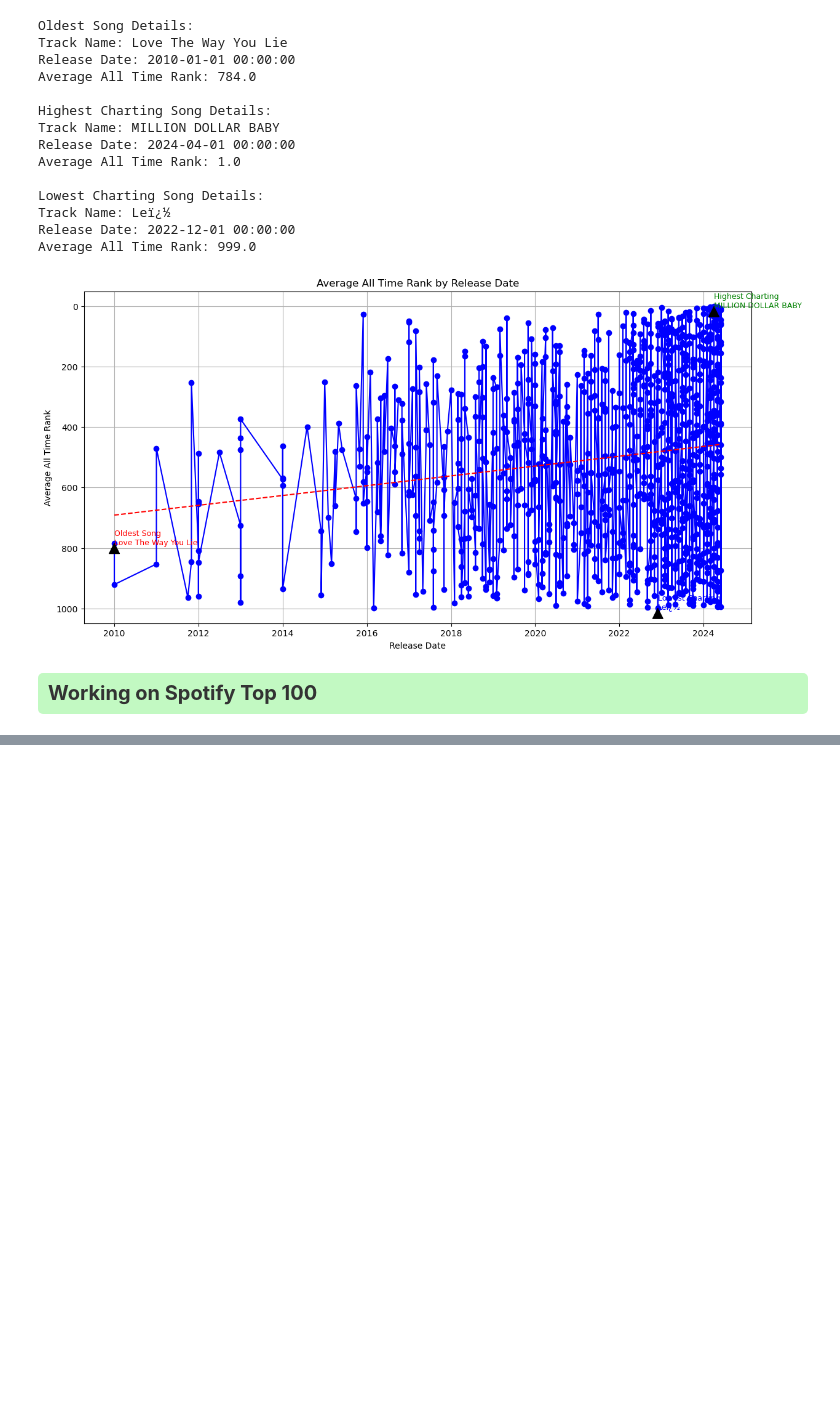
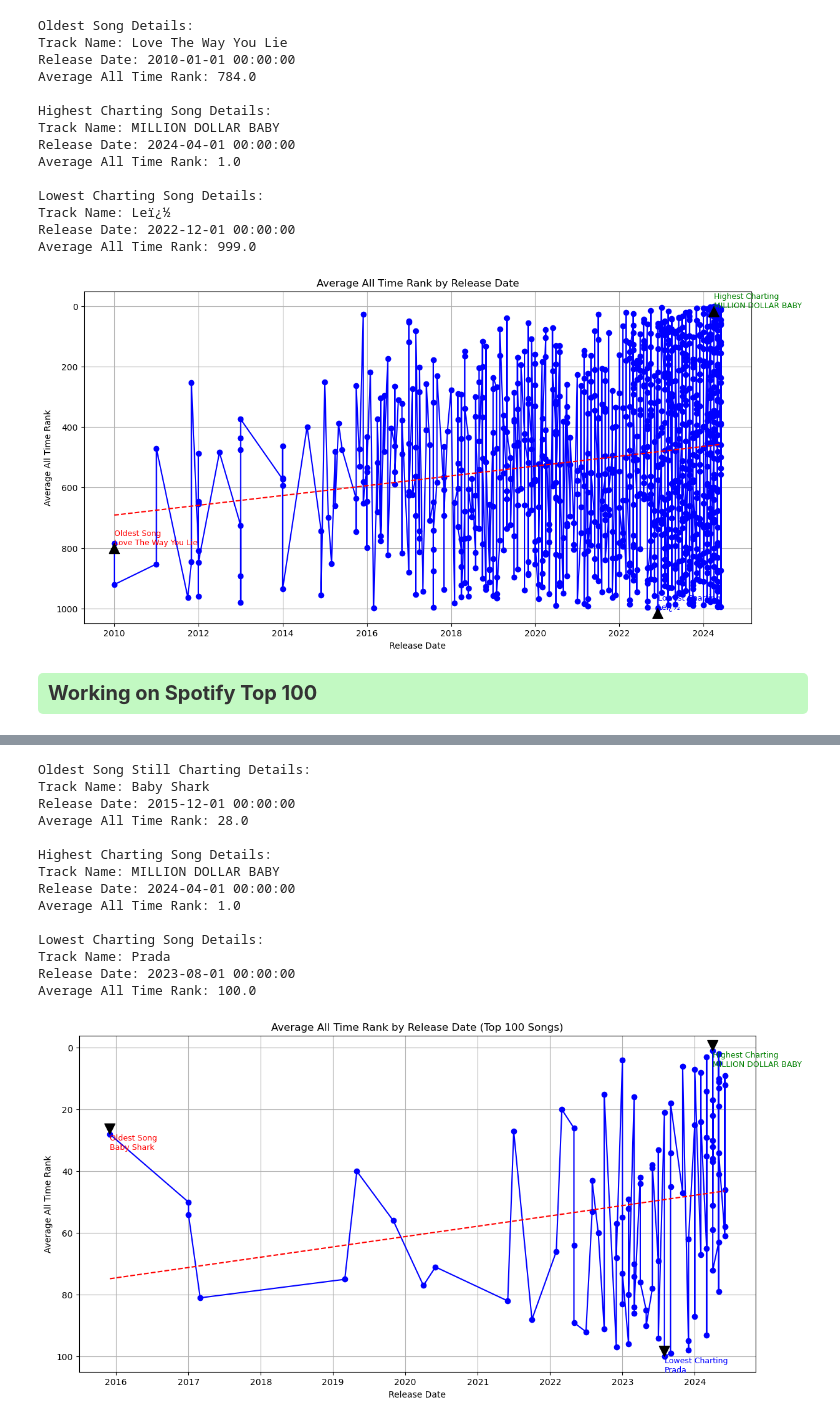
Before and after one commit to al-gent/msds_593_final, a Jupyter notebook: akank_spotify_data_3.ipynb, the cells around one changed output, grey strips where cells are left out. Saved outputs shown, nothing was run; the diff lists cells and outputs as text; code cells hidden in the pictures; blank space fills up the shorter version.

```diff
--- a/akank_spotify_data_3.ipynb
+++ b/akank_spotify_data_3.ipynb
@@ -180,0 +235,80 @@ Average All Time Rank: 999.0
+# %%
+# Include track names in the analysis
+release_analysis_top_2024 = data_top_2024.groupby(['Release Year', 'Release Month', 'Track'])[['All Time Rank']].mean().reset_index()
+
+# Convert 'Release Month' to string and zero-pad it
+release_analysis_top_2024['Release Month'] = release_analysis_top_2024['Release Month'].astype(int).astype(str).str.zfill(2)
+
+# Combine year and month into a datetime format
+release_analysis_top_2024['Release Date'] = pd.to_datetime(release_analysis_top_2024['Release Year'].astype(str) + '-' + release_analysis_top_2024['Release Month'])
+
+# Drop rows with NaT values in 'Release Date' if any
+release_analysis_top_2024 = release_analysis_top_2024.dropna(subset=['Release Date'])
+
+# Sort the data by release date
+release_analysis_top_2024 = release_analysis_top_2024.sort_values('Release Date')
+
+# Plot the data
+plt.figure(figsize=(14, 7))
+plt.plot(release_analysis_top_2024['Release Date'], release_analysis_top_2024['All Time Rank'], marker='o', linestyle='-', color='b')
+
+# Add titles and labels
+plt.title('Average All Time Rank by Release Date (Top 100 Songs)')
+plt.gca().invert_yaxis()  # Use gca() to get the current axes
+plt.xlabel('Release Date')
+plt.ylabel('Average All Time Rank')
+plt.grid(True)
+
+# 1. Label and Mark the Oldest Song Still Charting
+oldest_song = release_analysis_top_2024.loc[release_analysis_top_2024['Release Date'].idxmin()]
+plt.annotate(f'Oldest Song\n{oldest_song["Track"]}',
+             xy=(oldest_song['Release Date'], oldest_song['All Time Rank']),
+             xytext=(oldest_song['Release Date'], oldest_song['All Time Rank'] + 5),
+             arrowprops=dict(facecolor='black', shrink=0.05),
+             fontsize=9, color='red')
+
+# 2. Label and Mark the Highest (No. 1) and Lowest Charting Songs
+highest_song = release_analysis_top_2024.loc[release_analysis_top_2024['All Time Rank'].idxmin()]
+lowest_song = release_analysis_top_2024.loc[release_analysis_top_2024['All Time Rank'].idxmax()]
+
+plt.annotate(f'Highest Charting\n{highest_song["Track"]}',
+             xy=(highest_song['Release Date'], highest_song['All Time Rank']),
+             xytext=(highest_song['Release Date'], highest_song['All Time Rank'] + 5),
+             arrowprops=dict(facecolor='black', shrink=0.05),
+             fontsize=9, color='green')
+
+plt.annotate(f'Lowest Charting\n{lowest_song["Track"]}',
+             xy=(lowest_song['Release Date'], lowest_song['All Time Rank']),
+             xytext=(lowest_song['Release Date'], lowest_song['All Time Rank'] + 5),
+             arrowprops=dict(facecolor='black', shrink=0.05),
+             fontsize=9, color='blue')
+
+# 3. Plot a Best Fit Line
+# Compute the best fit line
+z = np.polyfit(release_analysis_top_2024['Release Date'].map(pd.Timestamp.toordinal), release_analysis_top_2024['All Time Rank'], 1)
+p = np.poly1d(z)
+plt.plot(release_analysis_top_2024['Release Date'], p(release_analysis_top_2024['Release Date'].map(pd.Timestamp.toordinal)), linestyle='--', color='r')
+
+# 4. For all songs labeled, show rank and number of streams
+print(f"Oldest Song Still Charting Details:\nTrack Name: {oldest_song['Track']}\nRelease Date: {oldest_song['Release Date']}\nAverage All Time Rank: {oldest_song['All Time Rank']}\n")
+print(f"Highest Charting Song Details:\nTrack Name: {highest_song['Track']}\nRelease Date: {highest_song['Release Date']}\nAverage All Time Rank: {highest_song['All Time Rank']}\n")
+print(f"Lowest Charting Song Details:\nTrack Name: {lowest_song['Track']}\nRelease Date: {lowest_song['Release Date']}\nAverage All Time Rank: {lowest_song['All Time Rank']}\n")
+
+# Display the plot
+plt.show()
+# %% [output]
+Oldest Song Still Charting Details:
+Track Name: Baby Shark
+Release Date: 2015-12-01 00:00:00
+Average All Time Rank: 28.0
+
+Highest Charting Song Details:
+Track Name: MILLION DOLLAR BABY
+Release Date: 2024-04-01 00:00:00
+Average All Time Rank: 1.0
+
+Lowest Charting Song Details:
+Track Name: Prada
+Release Date: 2023-08-01 00:00:00
+Average All Time Rank: 100.0
+[figure, added]
```
Also changed, not shown: parts of 2 cells of this notebook.
